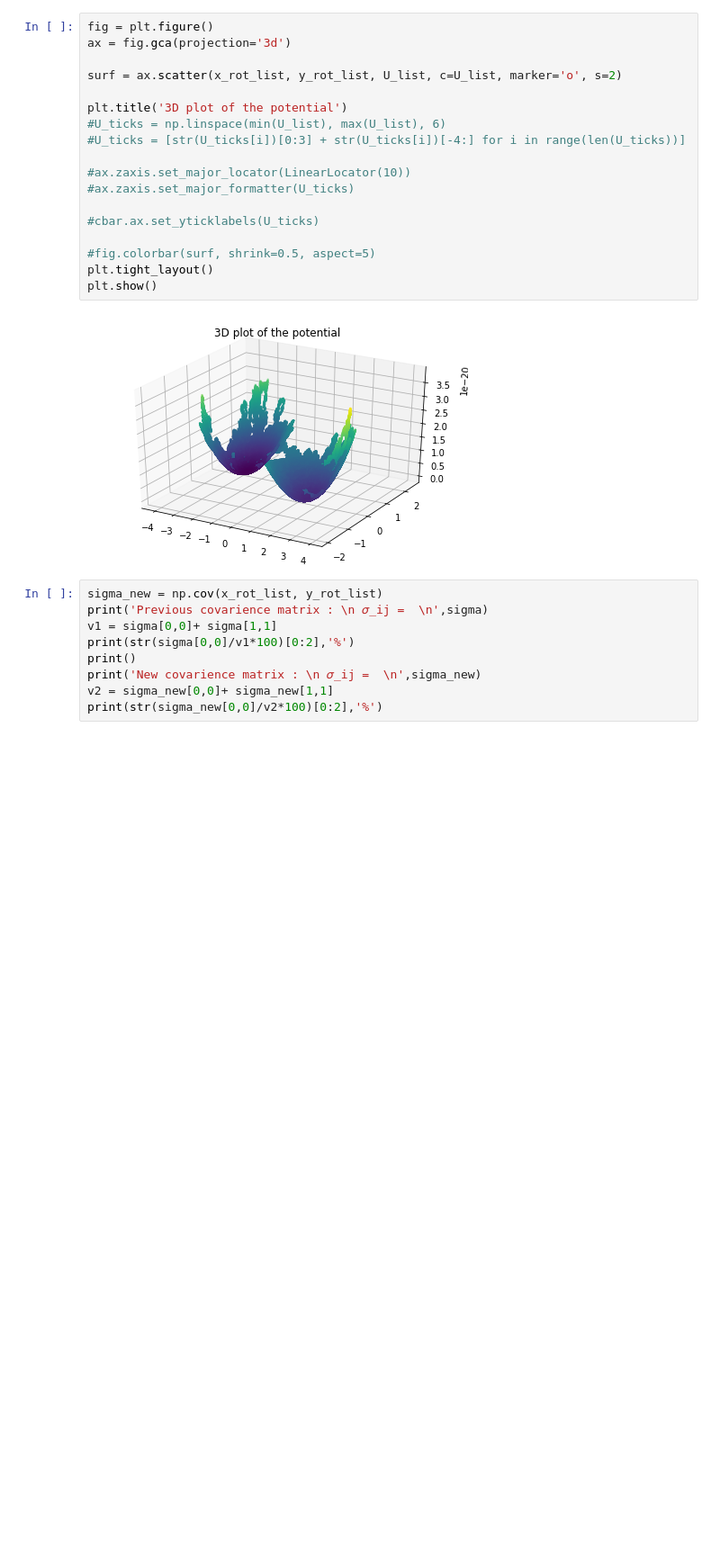
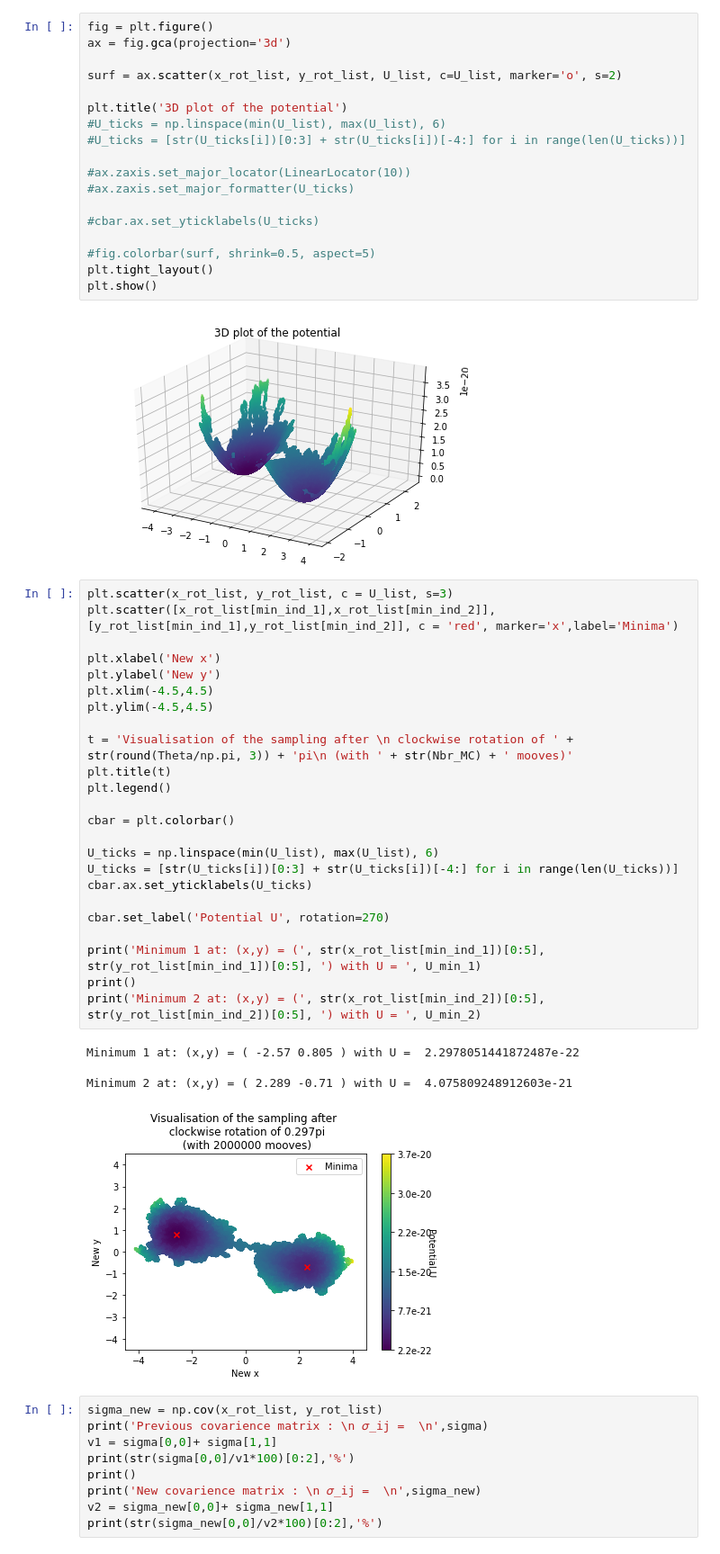
Before and after one commit to LeaBeaules/PCA_MonteCarlo, a Jupyter notebook: Final_project.ipynb, the cells around one changed output. Shown at 90% size. Drawn from its saved outputs; the diff is of its cells as text; blank space fills up the shorter version.

```diff
--- a/Final_project.ipynb
+++ b/Final_project.ipynb
@@ -331,6 +342,35 @@ plt.tight_layout()
 plt.show()
 # %% [output]
 [figure]
+# %%
+plt.scatter(x_rot_list, y_rot_list, c = U_list, s=3)
+plt.scatter([x_rot_list[min_ind_1],x_rot_list[min_ind_2]], [y_rot_list[min_ind_1],y_rot_list[min_ind_2]], c = 'red', marker='x',label='Minima')
+
+plt.xlabel('New x')
+plt.ylabel('New y')
+plt.xlim(-4.5,4.5)
+plt.ylim(-4.5,4.5)
+
+t = 'Visualisation of the sampling after \n clockwise rotation of ' + str(round(Theta/np.pi, 3)) + 'pi\n (with ' + str(Nbr_MC) + ' mooves)'
+plt.title(t)
+plt.legend()
+
+cbar = plt.colorbar()
+
+U_ticks = np.linspace(min(U_list), max(U_list), 6)
+U_ticks = [str(U_ticks[i])[0:3] + str(U_ticks[i])[-4:] for i in range(len(U_ticks))]
+cbar.ax.set_yticklabels(U_ticks)
+
+cbar.set_label('Potential U', rotation=270)
+
+print('Minimum 1 at: (x,y) = (', str(x_rot_list[min_ind_1])[0:5], str(y_rot_list[min_ind_1])[0:5], ') with U = ', U_min_1)
+print()
+print('Minimum 2 at: (x,y) = (', str(x_rot_list[min_ind_2])[0:5], str(y_rot_list[min_ind_2])[0:5], ') with U = ', U_min_2)
+# %% [output]
+Minimum 1 at: (x,y) = ( -2.57 0.805 ) with U =  2.2978051441872487e-22
+
+Minimum 2 at: (x,y) = ( 2.289 -0.71 ) with U =  4.075809248912603e-21
+[figure, added]
 # %%
 sigma_new = np.cov(x_rot_list, y_rot_list)
 print('Previous covarience matrix : \n 𝜎_ij =  \n',sigma)
```
Also changed, not shown: parts of 7 cells of this notebook, 1 other file.
